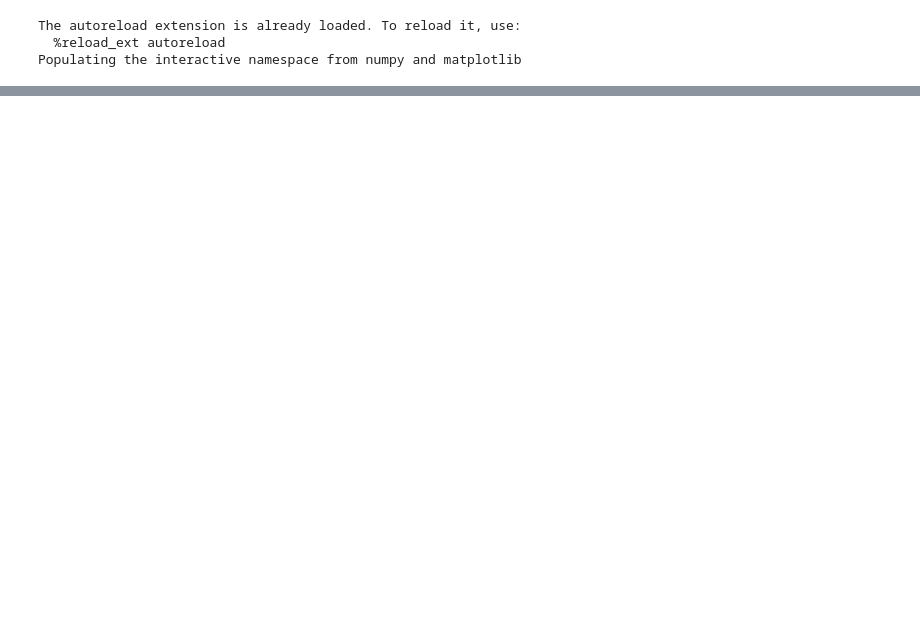
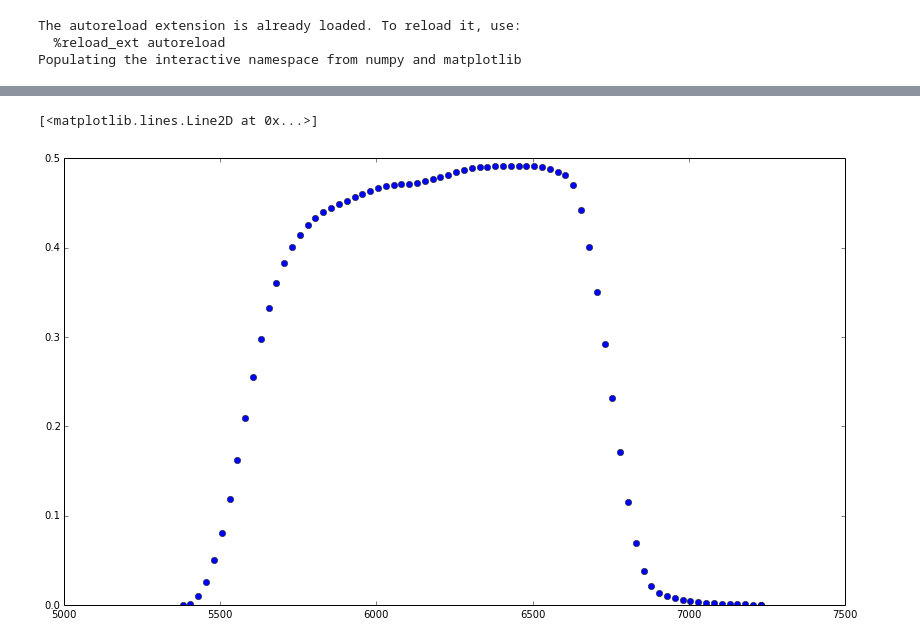
Before and after one commit to HIPS/DESI-MCMC, a Jupyter notebook: notebooks/RenderSources.ipynb, the cells around one changed output, grey strips where cells are left out. Saved outputs shown, nothing was run; the diff lists cells and outputs as text; code cells hidden in the pictures; blank space fills up the shorter version.

```diff
--- a/notebooks/RenderSources.ipynb
+++ b/notebooks/RenderSources.ipynb
@@ -114,0 +209,5 @@ COMMENT   and Astrophysics', volume 376, page 359; bibcode: 2001A&A...376..359H
+# %%
+plt.plot(planck.wavelength_lookup['r'], planck.sensitivity_lookup['r'], 'o')
+# %% [output]
+[<matplotlib.lines.Line2D at 0x...>]
+[figure, added]
```
Also changed, not shown: parts of 15 cells of this notebook, 8 other files.
